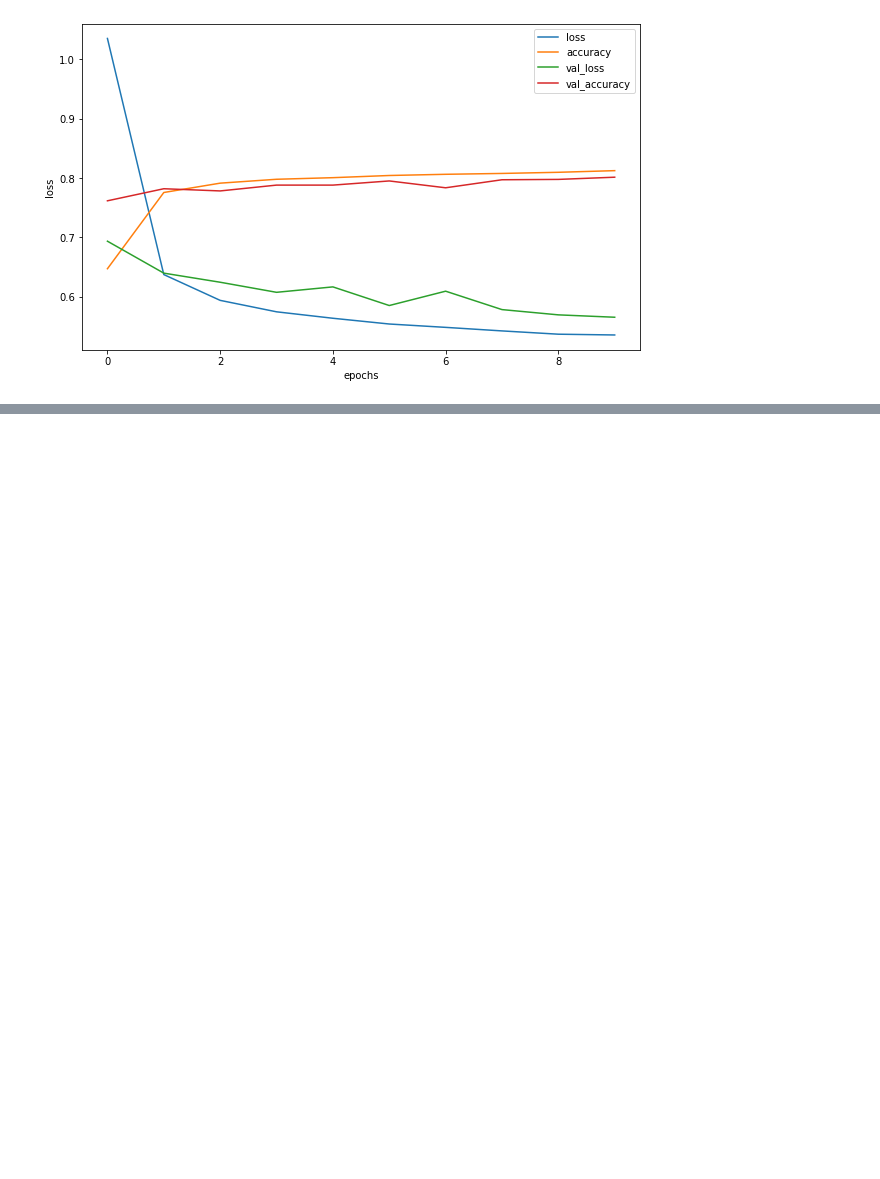
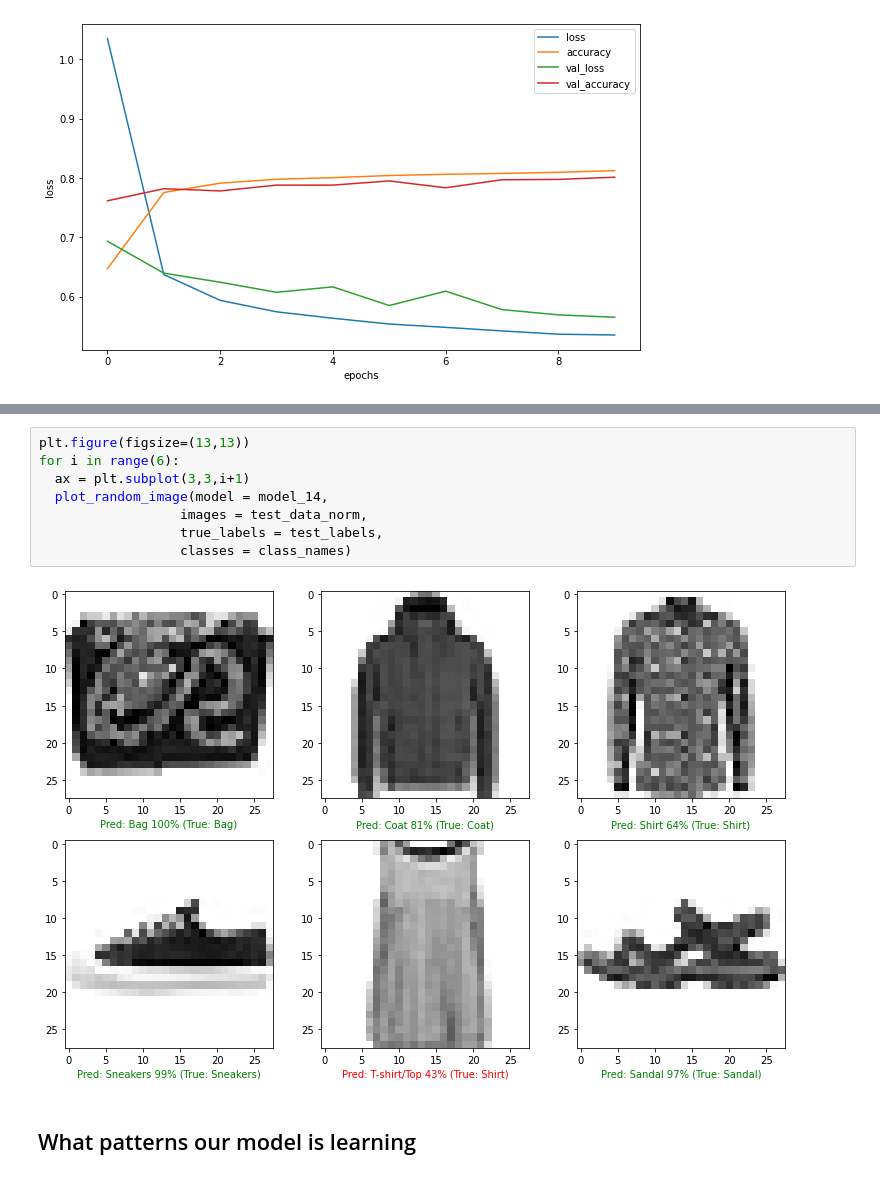
Before and after one commit to adrikosm/Tensorflow_Certification, a Jupyter notebook: Neural Network Intro/Classification/Neural_Network_Classification.ipynb, the cells around one changed output, grey strips where cells are left out. Cells and saved outputs as stored; diff of their text form; blank space fills up the shorter version.

```diff
--- a/Neural Network Intro/Classification/Neural_Network_Classification.ipynb
+++ b/Neural Network Intro/Classification/Neural_Network_Classification.ipynb
@@ -998,0 +1194,12 @@ plot_history(history_12)
+# %%
+plt.figure(figsize=(13,13))
+for i in range(6):
+  ax = plt.subplot(3,3,i+1)
+  plot_random_image(model = model_14,
+                  images = test_data_norm,
+                  true_labels = test_labels,
+                  classes = class_names)
+# %% [output]
+[figure, added]
+# %% [markdown]
+## What patterns our model is learning
```
Also changed, not shown: parts of 20 cells of this notebook, 1 other file.
